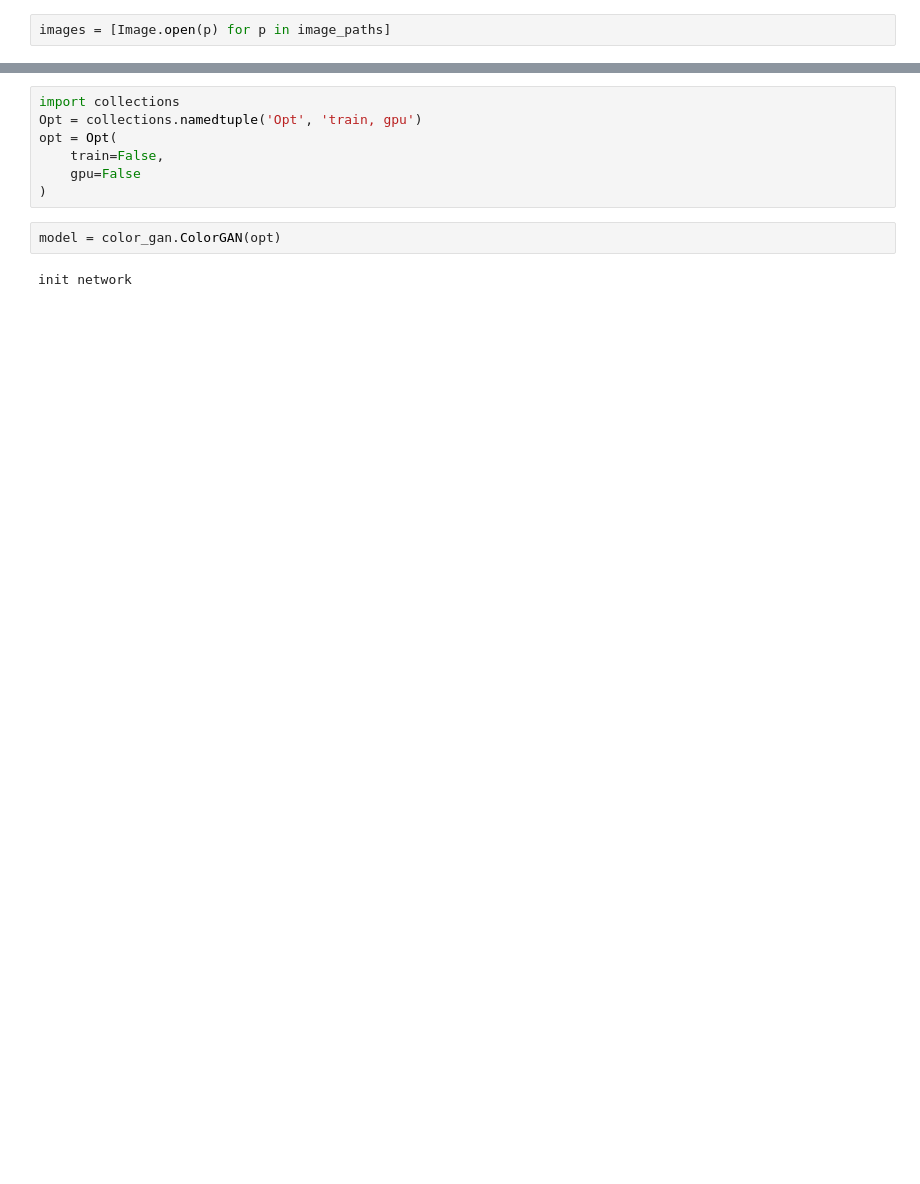
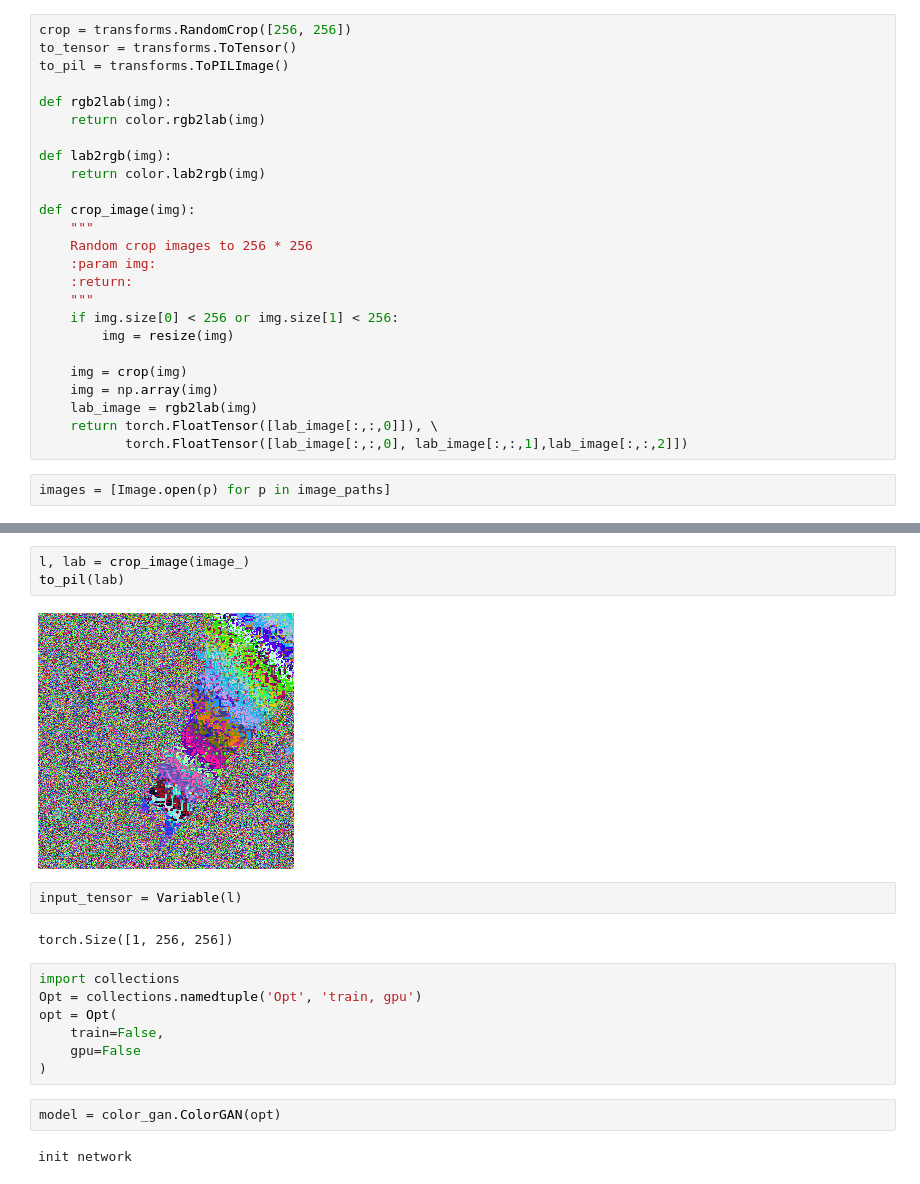
Before and after one commit to wondervictor/Playground, a Jupyter notebook: Colorization/gan_inference.ipynb, the cells around one changed output, grey strips where cells are left out. Drawn from its saved outputs; the diff is of its cells as text; blank space fills up the shorter version.

```diff
--- a/Colorization/gan_inference.ipynb
+++ b/Colorization/gan_inference.ipynb
@@ -16,3 +15,28 @@ to_pil = transforms.ToPILImage()
+# %%
+crop = transforms.RandomCrop([256, 256])
+to_tensor = transforms.ToTensor()
+to_pil = transforms.ToPILImage()
+
+def rgb2lab(img):
+    return color.rgb2lab(img)
+
+def lab2rgb(img):
+    return color.lab2rgb(img)
+
+def crop_image(img):
+    """
+    Random crop images to 256 * 256
+    :param img:
+    :return:
+    """
+    if img.size[0] < 256 or img.size[1] < 256:
+        img = resize(img)
+
+    img = crop(img)
+    img = np.array(img)
+    lab_image = rgb2lab(img)
+    return torch.FloatTensor([lab_image[:,:,0]]), \
+           torch.FloatTensor([lab_image[:,:,0], lab_image[:,:,1],lab_image[:,:,2]])
 # %%
 images = [Image.open(p) for p in image_paths]
 # %%
@@ -39,3 +47,12 @@ to_pil(image_var.squeeze(0).data)
+# %%
+l, lab = crop_image(image_)
+to_pil(lab)
+# %% [output]
+[figure, added]
+# %%
+input_tensor = Variable(l)
+# %% [output]
+torch.Size([1, 256, 256])
 # %%
 import collections
 Opt = collections.namedtuple('Opt', 'train, gpu')
```
Also changed, not shown: parts of 20 cells of this notebook, 3 other files.
